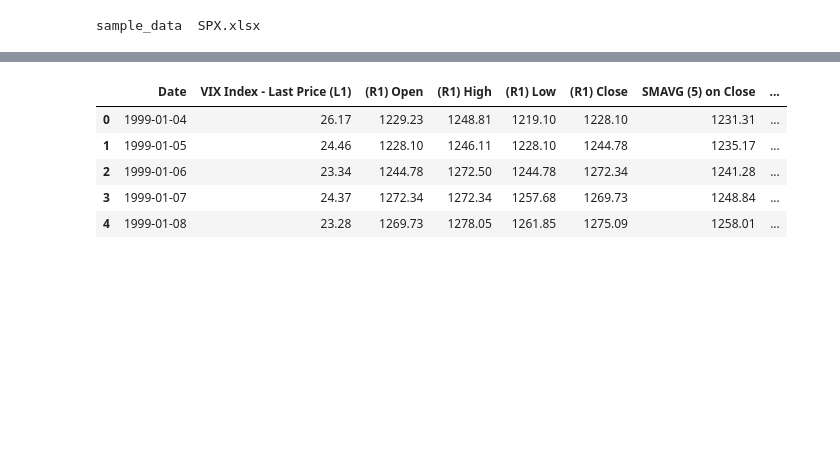
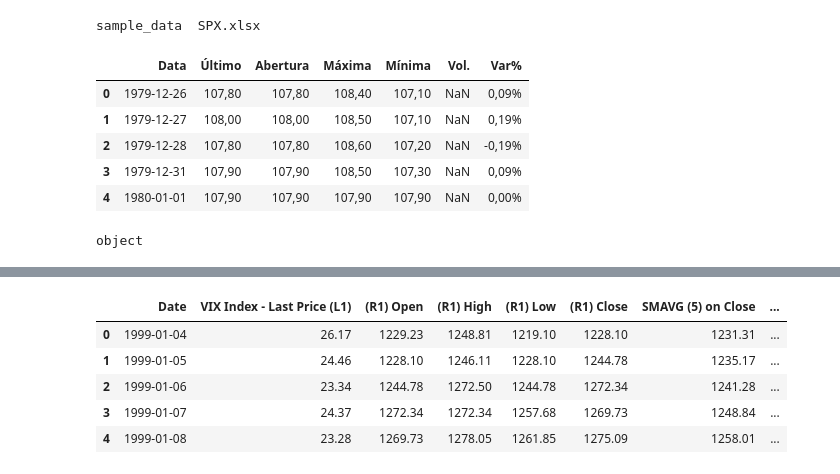
Before and after one commit to rafaart/DataScienceCO, a Jupyter notebook: spx.ipynb, the cells around one changed output, grey strips where cells are left out. Drawn from its saved outputs; the diff is of its cells as text; code cells hidden in the pictures; blank space fills up the shorter version.

```diff
--- a/spx.ipynb
+++ b/spx.ipynb
@@ -38,3 +40,18 @@ To: /content/SPX.xlsx
 !ls
 # %% [output]
 sample_data  SPX.xlsx
+# %%
+df_dh = pd.read_csv('Dados_Historicos_SP500_1979_2024_combinado.csv')
+df_dh.head()
+# %% [output]
+|  | Data | Último | Abertura | Máxima | Mínima | Vol. | Var% |
+| 0 | 1979-12-26 | 107,80 | 107,80 | 108,40 | 107,10 | NaN | 0,09% |
+| 1 | 1979-12-27 | 108,00 | 108,00 | 108,50 | 107,10 | NaN | 0,19% |
+| 2 | 1979-12-28 | 107,80 | 107,80 | 108,60 | 107,20 | NaN | -0,19% |
+| 3 | 1979-12-31 | 107,90 | 107,90 | 108,50 | 107,30 | NaN | 0,09% |
+| 4 | 1980-01-01 | 107,90 | 107,90 | 107,90 | 107,90 | NaN | 0,00% |
+# %%
+tipo = df_dh['Var%'].dtype
+print(tipo)
+# %% [output]
+object
```
Also changed, not shown: parts of 17 cells of this notebook.
